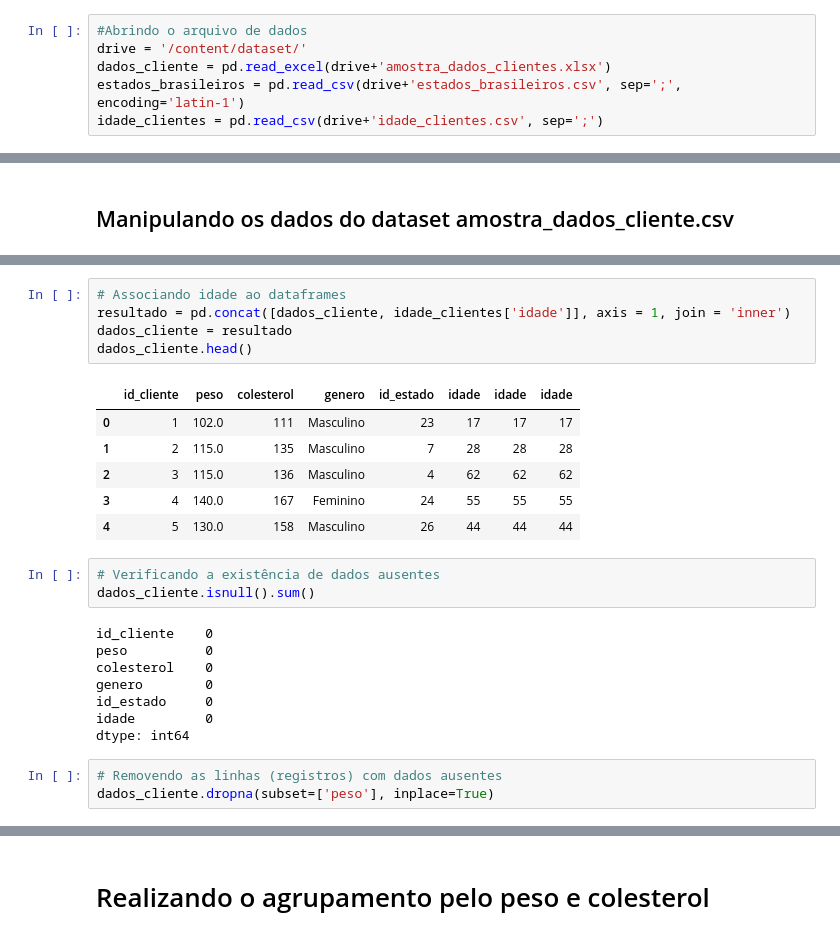
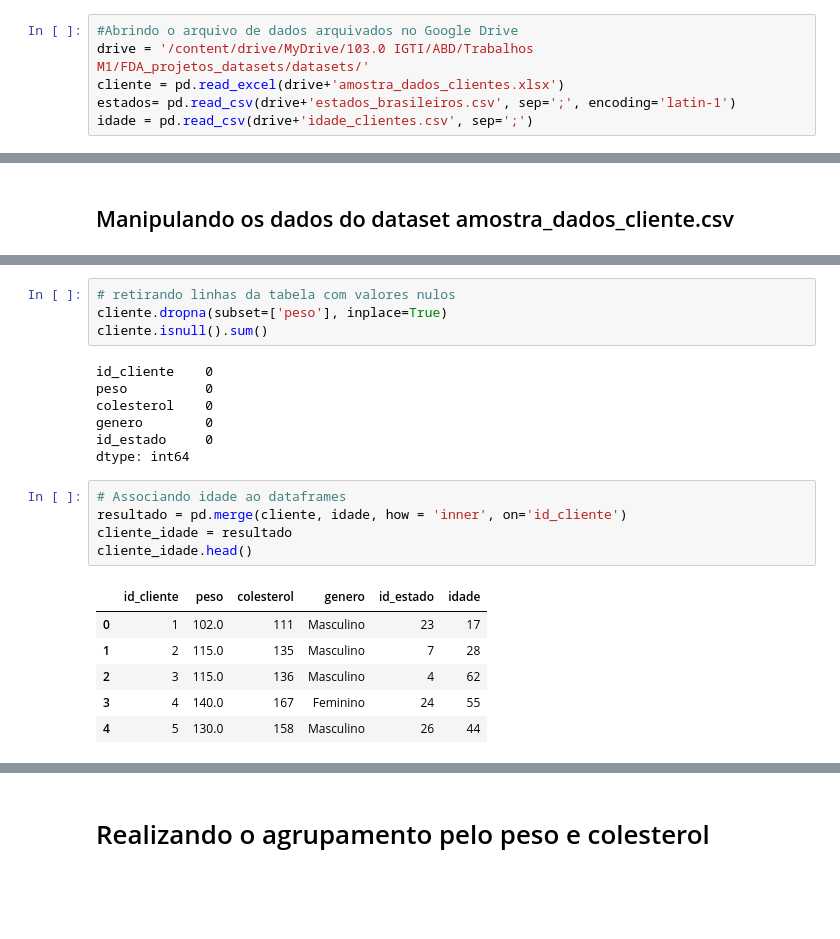
Before and after one commit to EricoCoutoJr/Processamento-Big-Data, a Jupyter notebook: Prática_kmeans.ipynb, the cells around one changed output, grey strips where cells are left out. Cells and saved outputs as stored; diff of their text form; blank space fills up the shorter version.

```diff
--- a/Prática_kmeans.ipynb
+++ b/Prática_kmeans.ipynb
@@ -15,9 +22,9 @@ from sklearn.cluster import KMeans
 # %%
-#Abrindo o arquivo de dados
-drive = '/content/dataset/'
-dados_cliente = pd.read_excel(drive+'amostra_dados_clientes.xlsx')
-estados_brasileiros = pd.read_csv(drive+'estados_brasileiros.csv', sep=';', encoding='latin-1')
-idade_clientes = pd.read_csv(drive+'idade_clientes.csv', sep=';')
+#Abrindo o arquivo de dados arquivados no Google Drive
+drive = '/content/drive/MyDrive/103.0 IGTI/ABD/Trabalhos M1/FDA_projetos_datasets/datasets/'
+cliente = pd.read_excel(drive+'amostra_dados_clientes.xlsx')
+estados= pd.read_csv(drive+'estados_brasileiros.csv', sep=';', encoding='latin-1')
+idade = pd.read_csv(drive+'idade_clientes.csv', sep=';')
 # %% [markdown]
 ## Manipuilando o Dataframe dos estados brasileiros
 # %%
@@ -132,26 +155,23 @@ dados_cliente.head(10)
+# %%
+# retirando linhas da tabela com valores nulos
+cliente.dropna(subset=['peso'], inplace=True)
+cliente.isnull().sum()
+# %% [output]
+id_cliente    0
+peso          0
+colesterol    0
+genero        0
+id_estado     0
+dtype: int64
 # %%
 # Associando idade ao dataframes
-resultado = pd.concat([dados_cliente, idade_clientes['idade']], axis = 1, join = 'inner')
-dados_cliente = resultado
-dados_cliente.head()
+resultado = pd.merge(cliente, idade, how = 'inner', on='id_cliente')
+cliente_idade = resultado
+cliente_idade.head()
 # %% [output]
-|  | id_cliente | peso | colesterol | genero | id_estado | idade | idade | idade |
-| 0 | 1 | 102.0 | 111 | Masculino | 23 | 17 | 17 | 17 |
-| 1 | 2 | 115.0 | 135 | Masculino | 7 | 28 | 28 | 28 |
-| 2 | 3 | 115.0 | 136 | Masculino | 4 | 62 | 62 | 62 |
-| 3 | 4 | 140.0 | 167 | Feminino | 24 | 55 | 55 | 55 |
-| 4 | 5 | 130.0 | 158 | Masculino | 26 | 44 | 44 | 44 |
+|  | id_cliente | peso | colesterol | genero | id_estado | idade |
+| 0 | 1 | 102.0 | 111 | Masculino | 23 | 17 |
+| 1 | 2 | 115.0 | 135 | Masculino | 7 | 28 |
+| 2 | 3 | 115.0 | 136 | Masculino | 4 | 62 |
+| 3 | 4 | 140.0 | 167 | Feminino | 24 | 55 |
+| 4 | 5 | 130.0 | 158 | Masculino | 26 | 44 |
-# %%
-# Verificando a existência de dados ausentes
-dados_cliente.isnull().sum()
-# %% [output]
-id_cliente    0
-peso          0
-colesterol    0
-genero        0
-id_estado     0
-idade         0
-dtype: int64
-# %%
-# Removendo as linhas (registros) com dados ausentes
-dados_cliente.dropna(subset=['peso'], inplace=True)
```
Also changed, not shown: parts of 30 cells of this notebook.
